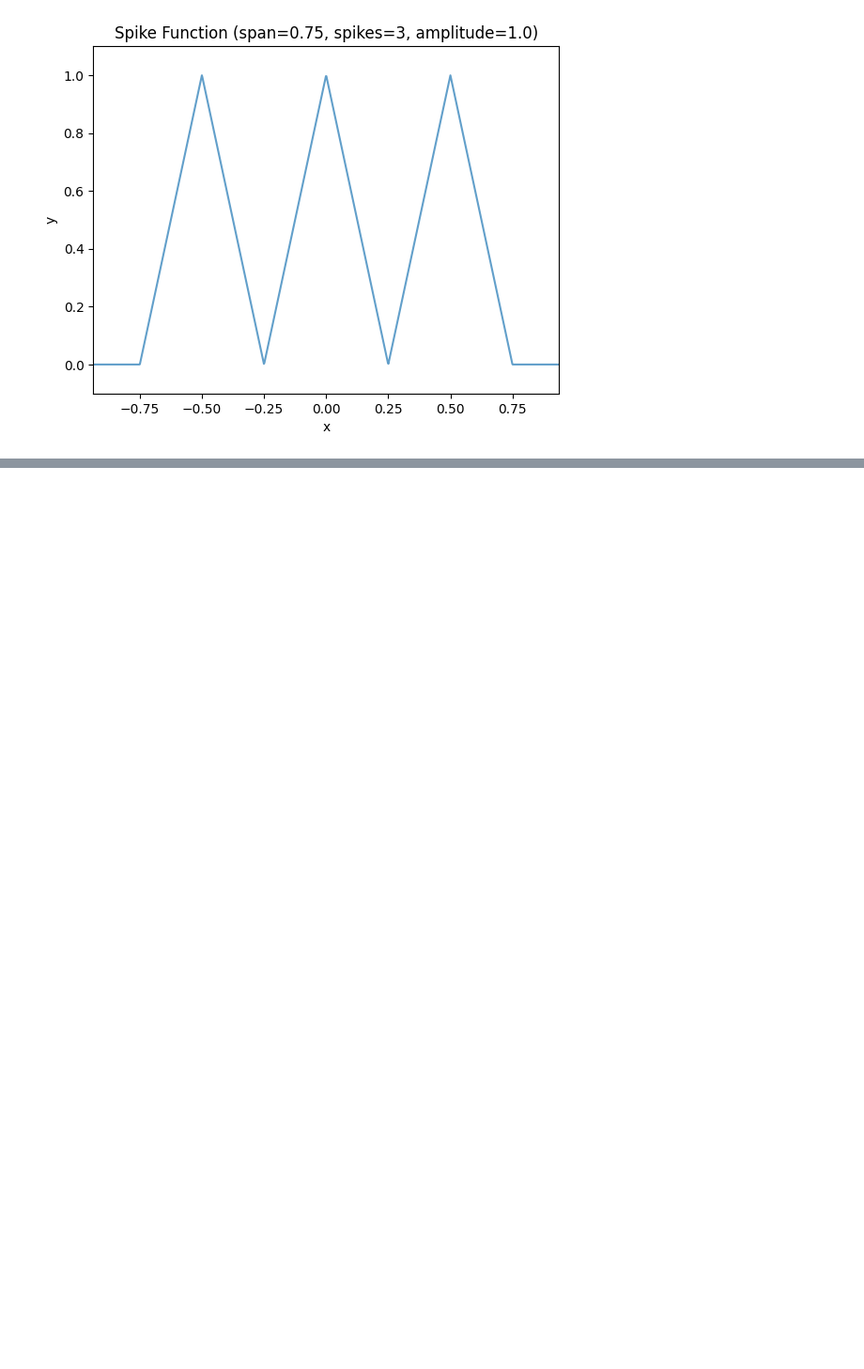
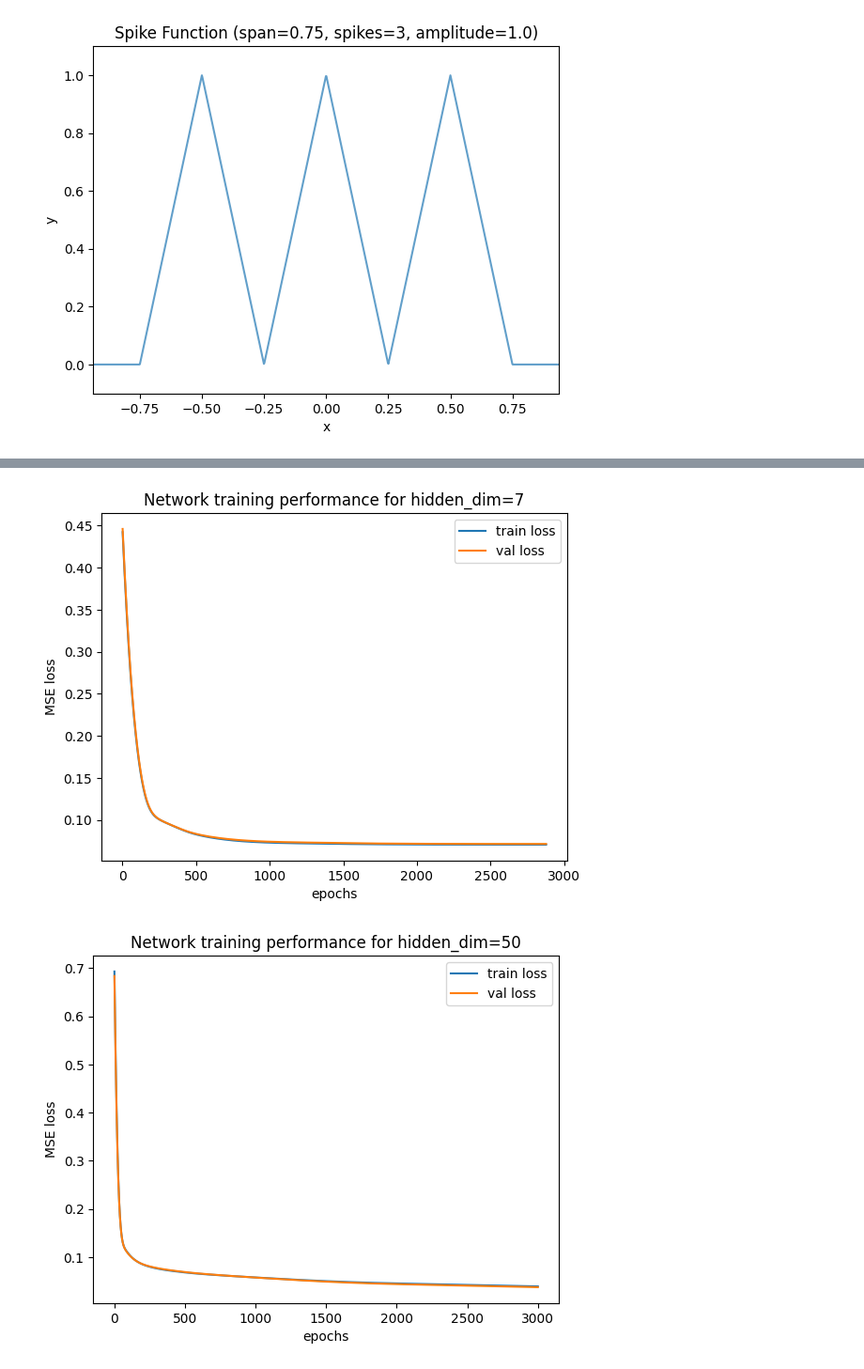
Before and after one commit to PaulusBoskabouter/EvoNet, a Jupyter notebook: experiment.ipynb, the cells around one changed output, grey strips where cells are left out. Shown at 94% size. Cells and saved outputs as stored; diff of their text form; code cells hidden in the pictures; blank space fills up the shorter version.

```diff
--- a/experiment.ipynb
+++ b/experiment.ipynb
@@ -61,5 +61,8 @@ spike.plot(output_data=data, plot_title=f"Model ({Net.hidden_size}) performance"
 # %%
 for hidden_size in [7, 50, 100]:
     Net = Network(hidden_size)
-    Net.load()
+    Net.load(filename=f"base_{hidden_size}.pt")
     Net.plot_performance()
+# %% [output]
+[figure, added]
+[figure, added]
```
Also changed, not shown: parts of 12 cells of this notebook, 11 other files.
